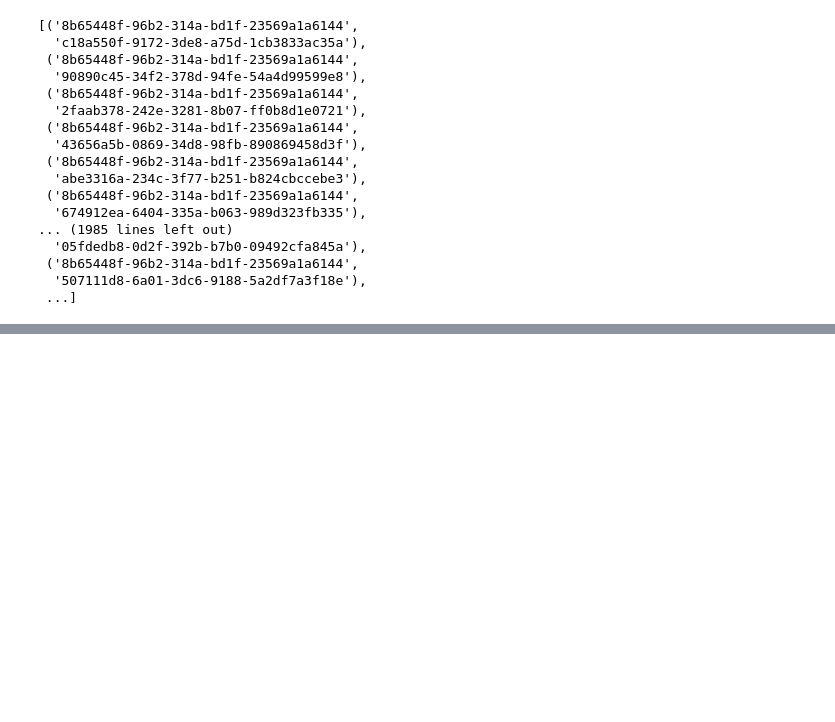
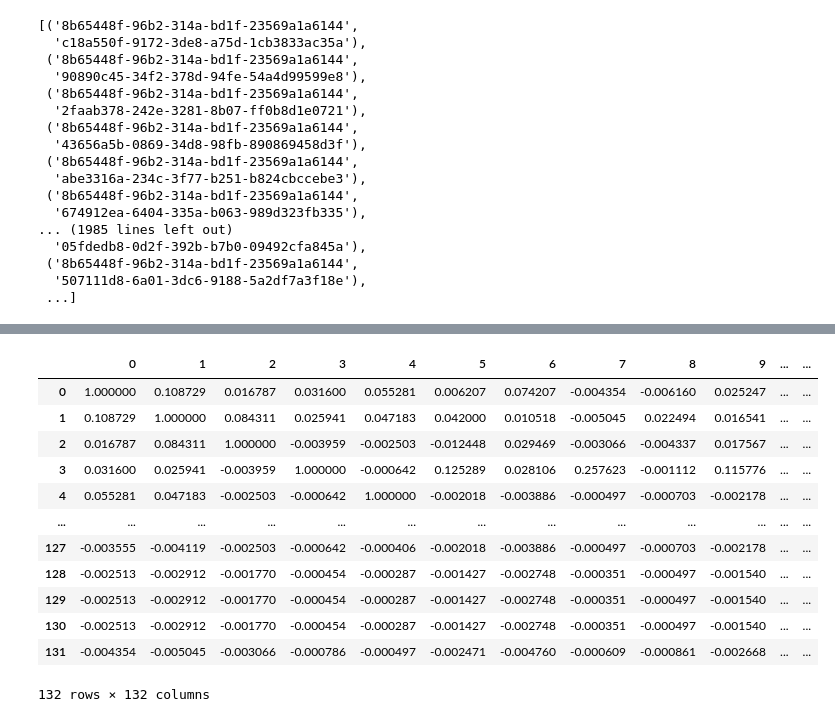
Before and after one commit to Katlii/Jupyter_analysis, a Jupyter notebook: jupiter_analysis.ipynb, the cells around one changed output, grey strips where cells are left out. Saved outputs shown, nothing was run; the diff lists cells and outputs as text; code cells hidden in the pictures; blank space fills up the shorter version.

```diff
--- a/jupiter_analysis.ipynb
+++ b/jupiter_analysis.ipynb
@@ -431,0 +445,16 @@ keys_with_value_1
+# %%
+cor
+# %% [output]
+|  | 0 | 1 | 2 | 3 | 4 | 5 | 6 | 7 | 8 | 9 | ... | ... |
+| 0 | 1.000000 | 0.108729 | 0.016787 | 0.031600 | 0.055281 | 0.006207 | 0.074207 | -0.004354 | -0.006160 | 0.025247 | ... | ... |
+| 1 | 0.108729 | 1.000000 | 0.084311 | 0.025941 | 0.047183 | 0.042000 | 0.010518 | -0.005045 | 0.022494 | 0.016541 | ... | ... |
+| 2 | 0.016787 | 0.084311 | 1.000000 | -0.003959 | -0.002503 | -0.012448 | 0.029469 | -0.003066 | -0.004337 | 0.017567 | ... | ... |
+| 3 | 0.031600 | 0.025941 | -0.003959 | 1.000000 | -0.000642 | 0.125289 | 0.028106 | 0.257623 | -0.001112 | 0.115776 | ... | ... |
+| 4 | 0.055281 | 0.047183 | -0.002503 | -0.000642 | 1.000000 | -0.002018 | -0.003886 | -0.000497 | -0.000703 | -0.002178 | ... | ... |
+| ... | ... | ... | ... | ... | ... | ... | ... | ... | ... | ... | ... | ... |
+| 127 | -0.003555 | -0.004119 | -0.002503 | -0.000642 | -0.000406 | -0.002018 | -0.003886 | -0.000497 | -0.000703 | -0.002178 | ... | ... |
+| 128 | -0.002513 | -0.002912 | -0.001770 | -0.000454 | -0.000287 | -0.001427 | -0.002748 | -0.000351 | -0.000497 | -0.001540 | ... | ... |
+| 129 | -0.002513 | -0.002912 | -0.001770 | -0.000454 | -0.000287 | -0.001427 | -0.002748 | -0.000351 | -0.000497 | -0.001540 | ... | ... |
+| 130 | -0.002513 | -0.002912 | -0.001770 | -0.000454 | -0.000287 | -0.001427 | -0.002748 | -0.000351 | -0.000497 | -0.001540 | ... | ... |
+| 131 | -0.004354 | -0.005045 | -0.003066 | -0.000786 | -0.000497 | -0.002471 | -0.004760 | -0.000609 | -0.000861 | -0.002668 | ... | ... |
+132 rows × 132 columns
```
Also changed, not shown: parts of 9 cells of this notebook.
